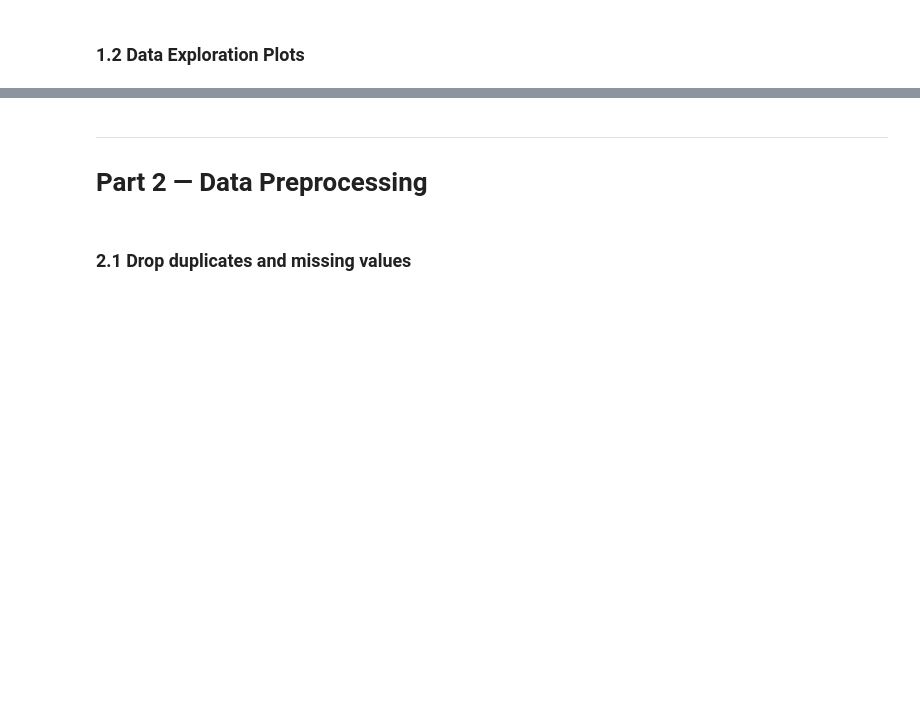
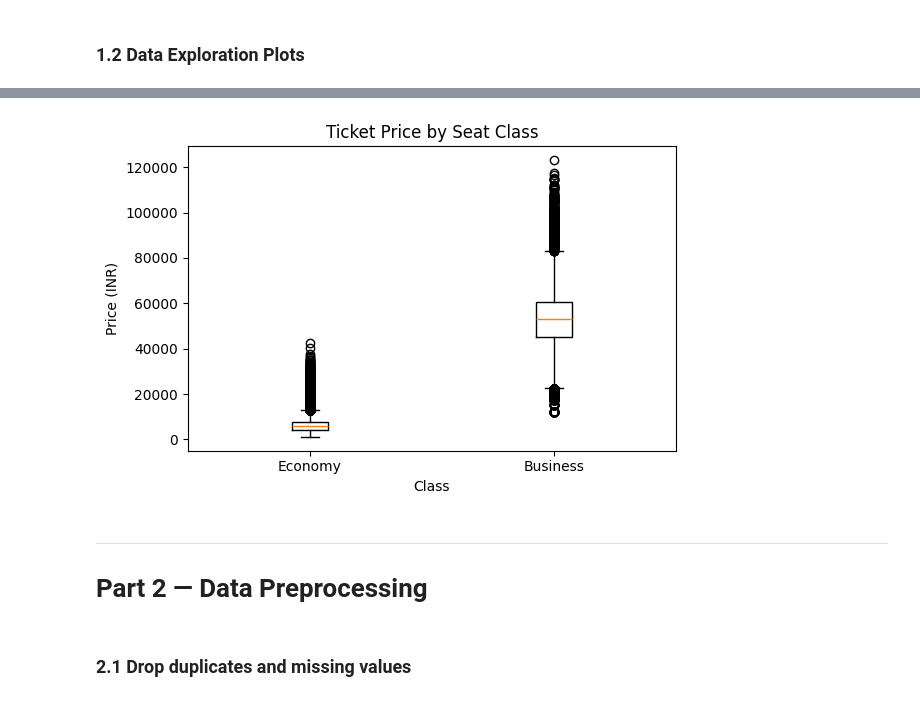
Before and after one commit to OrchidRLan/TravelWatchAI, a Jupyter notebook: notebooks/travelwatchai.ipynb, the cells around one changed output, grey strips where cells are left out. Drawn from its saved outputs; the diff is of its cells as text; code cells hidden in the pictures; blank space fills up the shorter version.

```diff
--- a/notebooks/travelwatchai.ipynb
+++ b/notebooks/travelwatchai.ipynb
@@ -70,15 +131,17 @@ plt.show()
 # %%
 # Box plot: price by class
 classes = df['class'].unique()
 data_by_class = [df[df['class'] == c]['price'].values for c in classes]
 
 plt.figure(figsize=(6, 4))
-plt.boxplot(data_by_class, labels=classes)
+plt.boxplot(data_by_class, tick_labels=classes)
 plt.title('Ticket Price by Seat Class')
 plt.xlabel('Class')
 plt.ylabel('Price (INR)')
 plt.tight_layout()
 plt.show()
+# %% [output]
+[figure, added]
 # %%
 # Scatter plot: days_left vs price (non-linear trend)
 sample = df.sample(n=5000, random_state=42)
```
Also changed, not shown: parts of 7 cells of this notebook, 1 other file.
